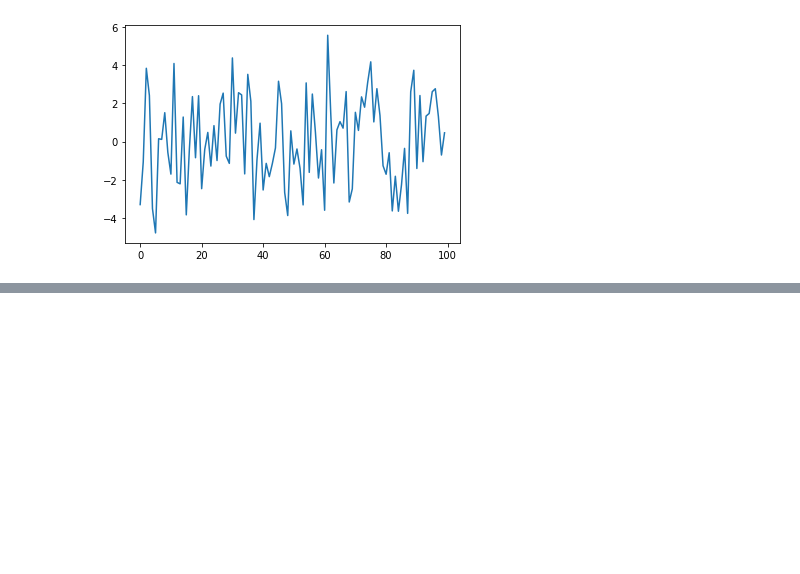
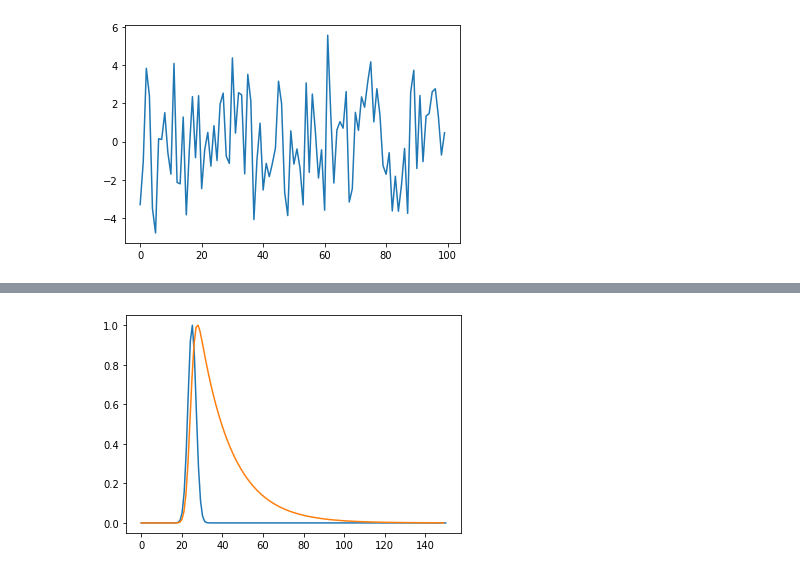
Before and after one commit to KazAndr/quasimodopuls, a Jupyter notebook: kaz_workfile.ipynb, the cells around one changed output, grey strips where cells are left out. Saved outputs shown, nothing was run; the diff lists cells and outputs as text; code cells hidden in the pictures; blank space fills up the shorter version.

```diff
--- a/kaz_workfile.ipynb
+++ b/kaz_workfile.ipynb
@@ -49,0 +55,25 @@ plt.show()
+# %%
+T_SCATTERING = 15.85
+
+def screan(t, t_s):
+    if t < 0:
+        return 0
+    else:
+        return np.exp(-t/t_s)
+
+def gauss(x,a,x0,sigma):
+    return a*np.exp(-(x-x0)**2/(2*sigma**2))
+
+def my_pulse(x,a,x0,sigma, t_s):
+    gs = gauss(x, a, x0, sigma)
+    scr = [screan(i, t_s) for i in x]
+    return np.convolve(scr, gs, 'full')[:150]
+# %%
+x = np.linspace(0, 150, 150)
+gs = gauss(x, 0.1, 25, 2)
+pattern = my_pulse(x, 0.1, 25, 2, T_SCATTERING)
+plt.plot(x, gs/max(gs))
+plt.plot(pattern/max(pattern))
+plt.show()
+# %% [output]
+[figure, added]
```
Also changed, not shown: parts of 1 cell of this notebook.
